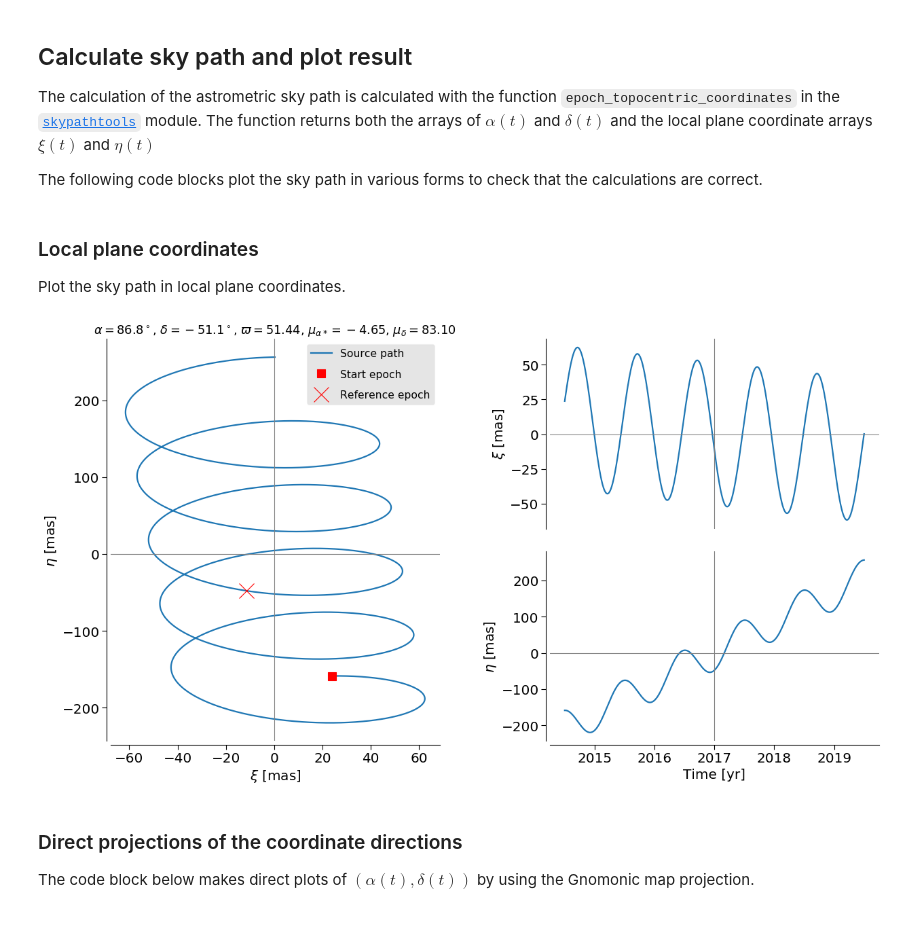
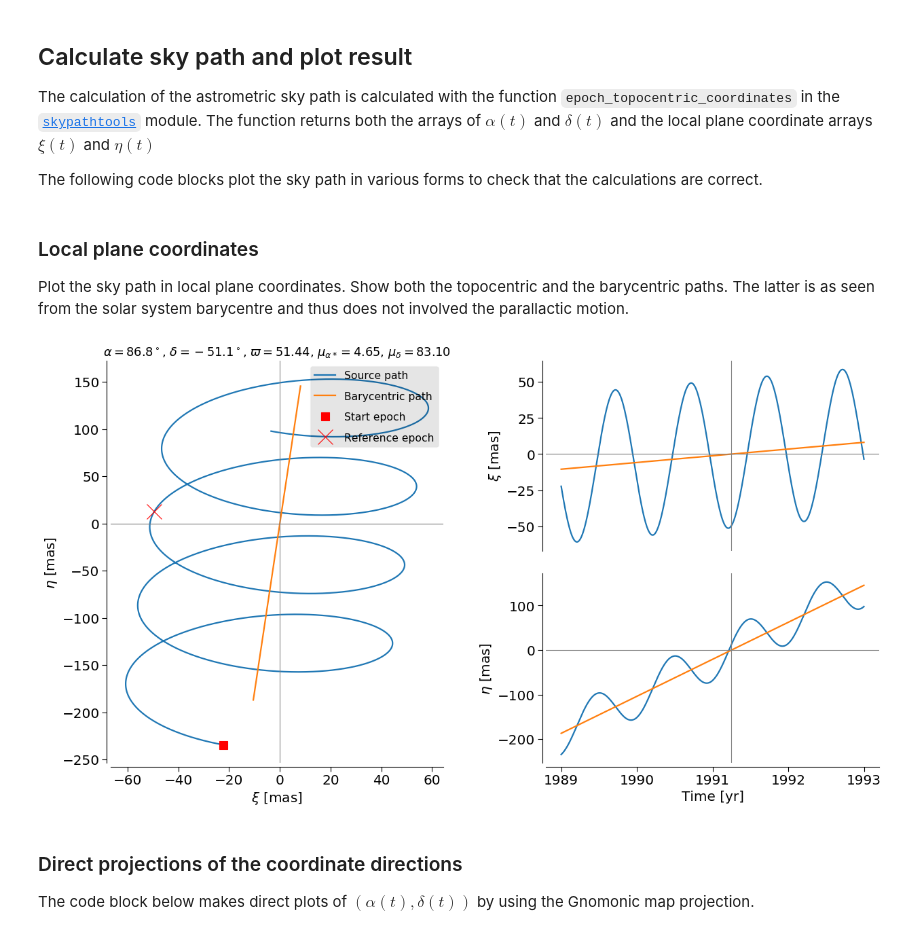
Before and after one commit to agabrown/astrometric-sky-path, a Jupyter notebook: PythonVersion/AstrometricSkyPaths.ipynb, the cells around one changed output. Cells and saved outputs as stored; diff of their text form; code cells hidden in the pictures.

Commit message:
barycentric path added

```diff
--- a/PythonVersion/AstrometricSkyPaths.ipynb
+++ b/PythonVersion/AstrometricSkyPaths.ipynb
@@ -196,9 +196,9 @@ The calculation of the astrometric sky path is calculated with the function `epo
 
 The following code blocks plot the sky path in various forms to check that the calculations are correct.
 # %%
-refepoch = 2017.0
-startepoch = 2014.5
-endepoch = 2019.5
+refepoch = 1991.25
+startepoch = 1989.0
+endepoch = 1993.0
 npoints = 10000
 
 time = np.linspace(startepoch, endepoch, npoints)
@@ -211,11 +211,11 @@ time = np.linspace(startepoch, endepoch, npoints)
 #mudec = 10328.12        # mas/yr
 #vrad = -110.51           # km/s
 
-# Beta Pic
+# Beta Pic = HIP 27321
 alphadeg = 86.82
 deltadeg= -51.1
 parallax = 51.44   # mas
-mura = -4.65        # mas/yr
+mura = 4.65        # mas/yr
 mudec = 83.10       # mas/yr
 vrad = 20.0           # km/s
 
@@ -235,12 +235,15 @@ f_ephem = ephemeris_earth_astropy
 ra, dec, xi, eta = epoch_topocentric_coordinates(alpha, delta, parallax, mura,
                                                  mudec, vrad, time, refepoch, f_ephem)
 
+ra_bary, dec_bary, xi_bary, eta_bary = epoch_barycentric_coordinates(alpha, delta, parallax,
+                                                                     mura, mudec, vrad, time, refepoch)
+
 ra_ref, dec_ref, xi_ref, eta_ref = epoch_topocentric_coordinates(alpha, delta, parallax, mura, mudec,
                                                                  vrad, np.array([refepoch]), refepoch, f_ephem)
 # %% [markdown]
 ### Local plane coordinates
 
-Plot the sky path in local plane coordinates.
+Plot the sky path in local plane coordinates. Show both the topocentric and the barycentric paths. The latter is as seen from the solar system barycentre and thus does not involved the parallactic motion.
 # %%
 useagab(usetex=False, sroncolours=False, fontfam='sans')
 
@@ -249,38 +252,41 @@ ax = fig.add_subplot(121)
 apply_tufte(ax)
 
 ax.plot(xi, eta, '-', label=r'Source path', lw=2)
+ax.plot(xi_bary, eta_bary, '-', label=r'Barycentric path', lw=2)
 ax.plot(xi[0], eta[0], 's', c='r', ms=10, label='Start epoch')
 ax.plot(xi_ref, eta_ref, 'x', c='r', ms=20, label='Reference epoch')
 ax.set_xlabel(r'$\xi$ [mas]')
 ax.set_ylabel(r'$\eta$ [mas]')
 ax.axhline(y=0, c='gray', lw=1)
 ax.axvline(x=0, c='gray', lw=1)
 ax.legend(loc='upper right', fontsize=14,  facecolor='#000000', framealpha=0.1,
          labelspacing=1)
 ax.set_title(r'$\alpha={0:.1f}^\circ$, $\delta={1:.1f}^\circ$, $\varpi={2:.2f}$, $\mu_{{\alpha*}}={3:.2f}$, $\mu_\delta={4:.2f}$'.
         format(alphadeg, deltadeg, parallax, mura, mudec), fontsize=16)
 
 ax1dra = fig.add_subplot(222)
 apply_tufte(ax1dra)
 ax1dra.spines['bottom'].set_visible(False)
 ax1dra.xaxis.set_ticks([])
 ax1dra.plot(time, xi)
+ax1dra.plot(time, xi_bary)
 ax1dra.set_ylabel(r'$\xi$ [mas]')
 ax1dra.axvline(x=refepoch, c='gray', lw=1)
 ax1dra.axhline(y=0, c='gray', lw=1)
 
 ax1ddec = fig.add_subplot(224)
 apply_tufte(ax1ddec)
 ax1ddec.plot(time, eta)
+ax1ddec.plot(time, eta_bary)
 ax1ddec.set_xlabel(r'Time [yr]')
 ax1ddec.set_ylabel(r'$\eta$ [mas]')
 ax1ddec.axvline(x=refepoch, c='gray', lw=1)
 ax1ddec.axhline(y=0, c='gray', lw=1)
 
 plt.tight_layout()
 plt.show()
 # %% [output]
-[figure, old version]
+[figure, new version]
 # %% [markdown]
 ### Direct projections of the coordinate directions
 
```
Also changed, not shown: parts of 4 cells of this notebook, 1 other file.
